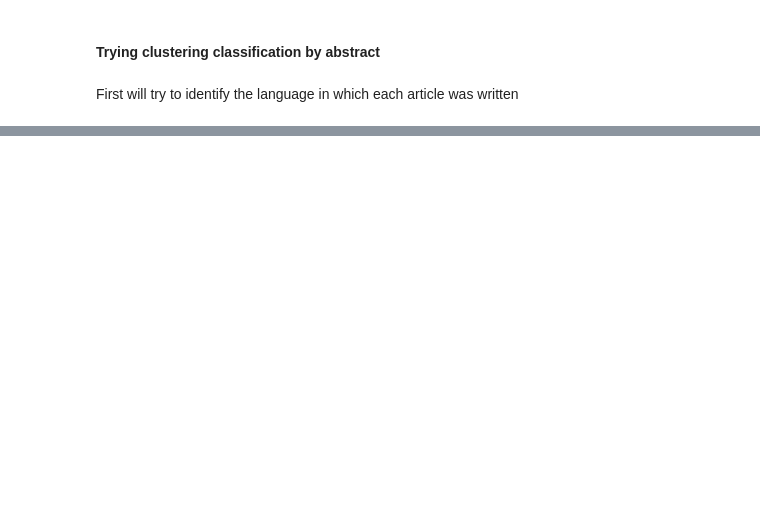
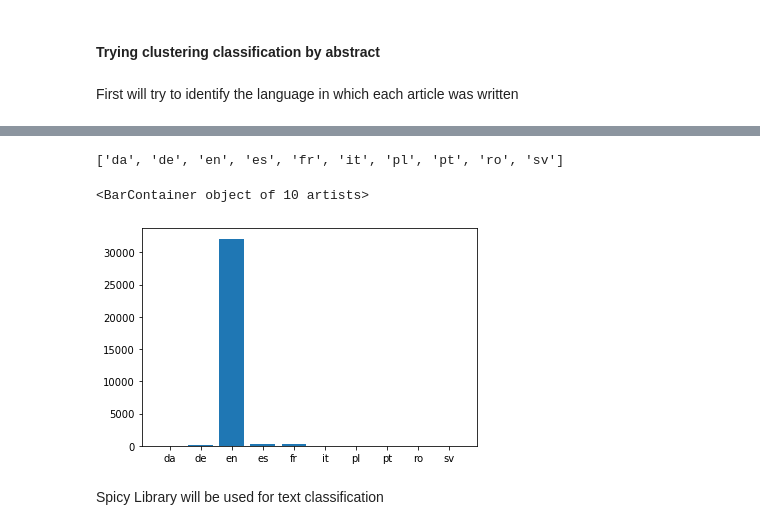
Before and after one commit to asahicantu/DAT550, a Jupyter notebook: covid_project.ipynb, the cells around one changed output, grey strips where cells are left out. Cells and saved outputs as stored; diff of their text form; code cells hidden in the pictures; blank space fills up the shorter version.

Commit message:
Updated changes... starting with text classification

```diff
--- a/covid_project.ipynb
+++ b/covid_project.ipynb
@@ -423,7 +426,8 @@ articles.describe()
 # %% [markdown]
 Removing punctuation marks and setting word counts and lower case letters
 # %%
-articles['abstract_word_count'] = articles['abstract'].apply(lambda x: len(x.strip().split()))
-articles['body_word_count'] = articles['body'].apply(lambda x: len(x.strip().split()))
-articles['body'] = articles['body'].apply(lambda x: re.sub('[^a-zA-z0-9\s]','',x.lower()))
-articles['abstract'] = articles['abstract'].apply(lambda x: re.sub('[^a-zA-z0-9\s]','',x.lower()))
+articles['abstract_word_count'] = articles['abstract'].progress_apply(lambda x: len(x.strip().split()))
+articles['body_word_count'] = articles['body'].progress_apply(lambda x: len(x.strip().split()))
+articles['body'] = articles['body'].progress_apply(lambda x: re.sub('[^a-zA-z\s]','',x.lower()))
+articles['abstract'] = articles['abstract'].progress_apply(lambda x: re.sub('[^a-zA-z\s]','',x.lower())) # Originally included numbers 0-9
+articles = articles[articles['body_word_count'] > 100] # Remove articles with low body text content
@@ -442,6 +454,7 @@ def detect_language(text):
     try:
         return langdetect.detect(text)
     except:
-        return 'Unkown'
+        return 'Unknown'
 
-articles['language'] = articles['body'].apply(lambda x:detect_language(x))
+articles['language'] = articles['body'].progress_apply(lambda x:detect_language(x))
+articles[articles.language == "Unknown"]
@@ -448,2 +466,2 @@ articles['language'] = articles['body'].apply(lambda x:detect_language(x))
 # %%
-articles[articles['language']=='Unkown']
+articles = articles[articles['language']!='Unknown']
@@ -502,0 +496,6 @@ AIM: Trying to get the url of the missing abstracts, then get its source code, t
+# %%
+discard_languages = ['af','ca','cy']
+articles = articles[~articles.language.isin( discard_languages)]
+ag = articles.groupby('language')
+ag= ag.count()
+ag.sort_values(by='body',ascending=False)
@@ -502,0 +515,11 @@ AIM: Trying to get the url of the missing abstracts, then get its source code, t
+# %%
+list(ag.index)
+# %% [output]
+['da', 'de', 'en', 'es', 'fr', 'it', 'pl', 'pt', 'ro', 'sv']
+# %%
+plt.bar(x=list(ag.index), height=ag.body)
+# %% [output]
+<BarContainer object of 10 artists>
+[figure, added]
+# %% [markdown]
+Spicy Library will be used for text classification
```
Also changed, not shown: parts of 24 cells of this notebook.
